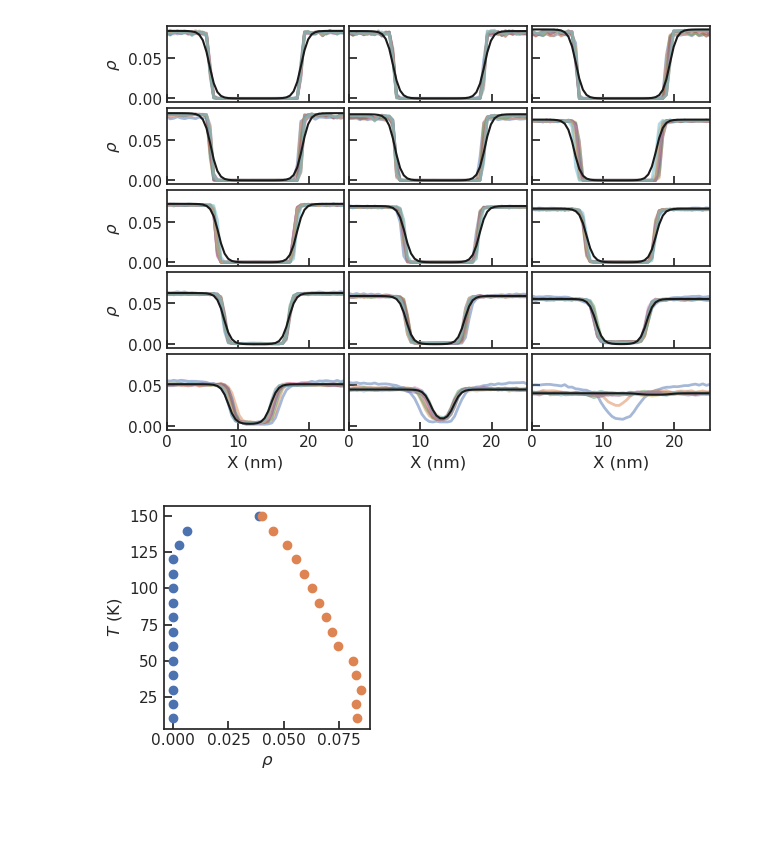
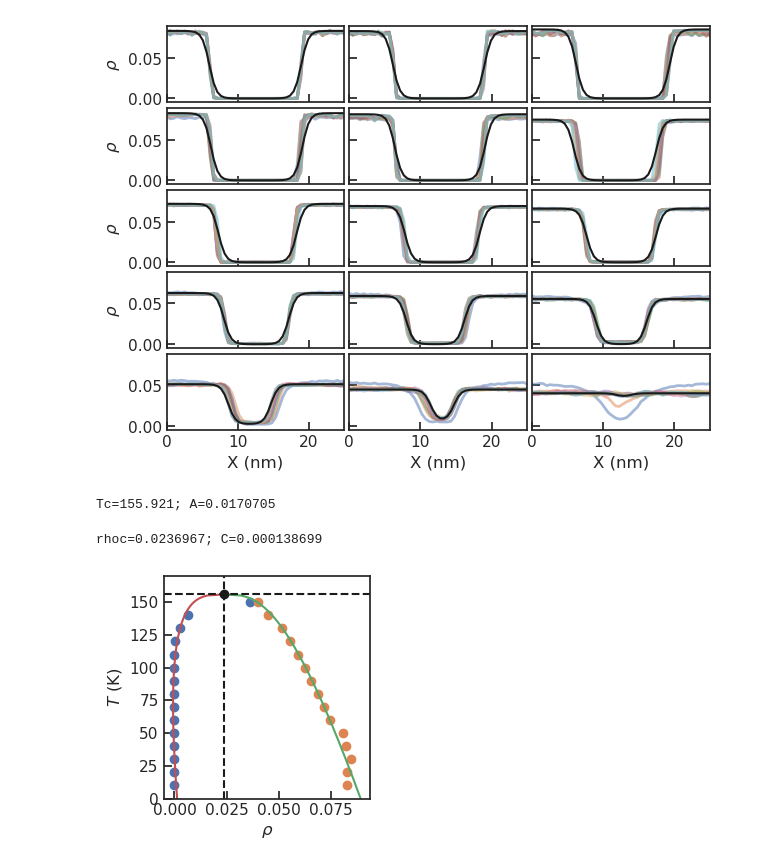
Before and after one commit to BioKT/lj-openmm, a Jupyter notebook: analysis_slab.ipynb, the cells around one changed output. Saved outputs shown, nothing was run; the diff lists cells and outputs as text; code cells hidden in the pictures; blank space fills up the shorter version.

```diff
--- a/analysis_slab.ipynb
+++ b/analysis_slab.ipynb
@@ -207,12 +170,55 @@ fig2.tight_layout(w_pad=0, h_pad=0)
 # %% [output]
 [figure]
 [figure]
+# %%
+def critical_temp(x, Tc, A):
+    """
+    $ \rho_h - \rho_l = A*(T_c - T)^\beta $
+    """
+    return A*(Tc - x)**0.325
+
+def rectilinear(x, rhoc, C):
+    """
+    $ (\rho_h + \rho_l)/2 = \rho_c + C*(T_c - T) $
+    """
+    return rhoc + C*x
+# %%
+xvals = np.array(temps)[:-2]
+yvals = np.array([x[1]-x[0] for x in rho_vals])[:-2]
+
+popt, pcov = curve_fit(critical_temp, xvals, yvals, p0=[160,1])
+print ("Tc=%g; A=%g"%(popt[0], popt[1]))
+Tc = popt[0]
+A = popt[1]
+# %% [output]
+Tc=155.921; A=0.0170705
+# %%
+xvals = Tc - np.array(temps)[:-2]
+yvals = np.array([0.5*(x[1]+x[0]) for x in rho_vals])[:-2]
+popt, pcov = curve_fit(rectilinear, xvals, yvals, p0=[160,1])
+print ("rhoc=%g; C=%g"%(popt[0], popt[1]))
+rhoc = popt[0]
+C = popt[1]
+# %% [output]
+rhoc=0.0236967; C=0.000138699
+# %%
+tvals = np.linspace(0,Tc, 200)
+rhoh = 0.5*(critical_temp(tvals, Tc, A) + 2*rectilinear(Tc - tvals, rhoc, C))
+rhol = rhoh -  critical_temp(tvals, Tc, A)
 # %%
 plt.subplots(figsize=(3,3))
 plt.plot([x[0] for x in rho_vals], temps, 'o')
 plt.plot([x[1] for x in rho_vals], temps, 'o')
-plt.xlabel(r'$\rho$')
+
+plt.plot(rhoh, tvals)
+plt.plot(rhol, tvals)
+plt.plot(rhoc, Tc, 'o', color='k')
+
+plt.axhline(Tc, ls='--', color='k')
+plt.axvline(rhoc, ls='--', color='k')
+plt.xlabel(r'$\rho$')T
 plt.ylabel('$T$ (K)')
+plt.ylim(0,170)
 plt.tight_layout()
 # %% [output]
-[figure, old version]
+[figure, new version]
```
Also changed, not shown: parts of 17 cells of this notebook.
